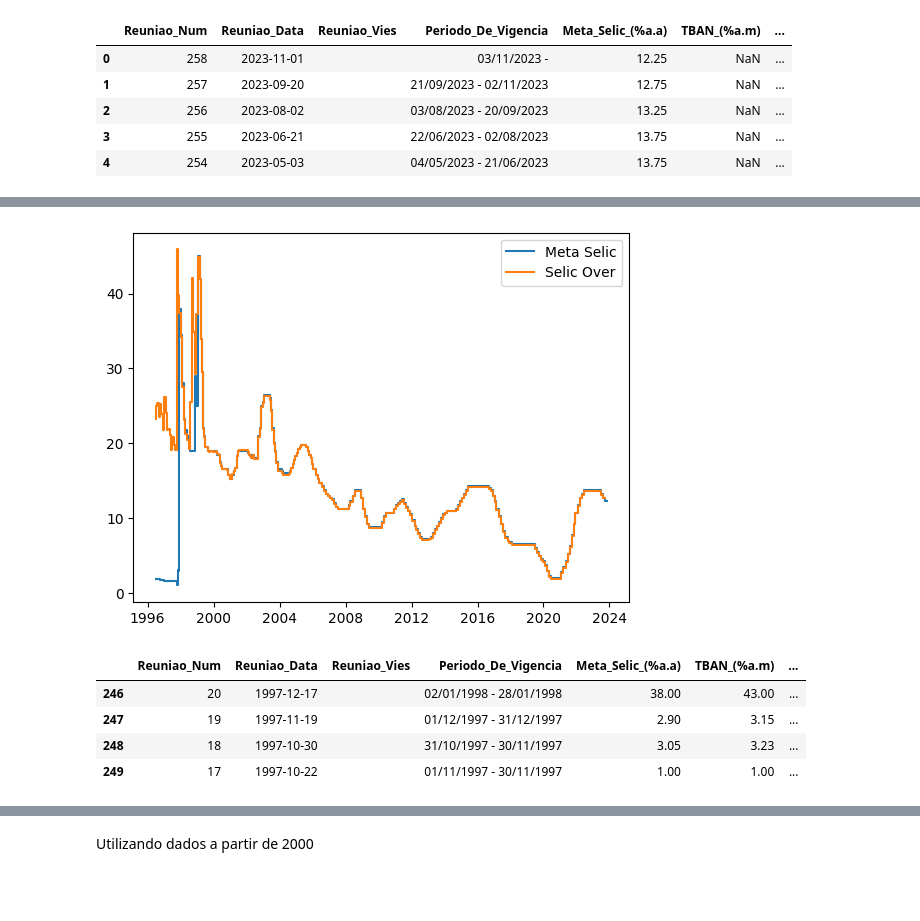
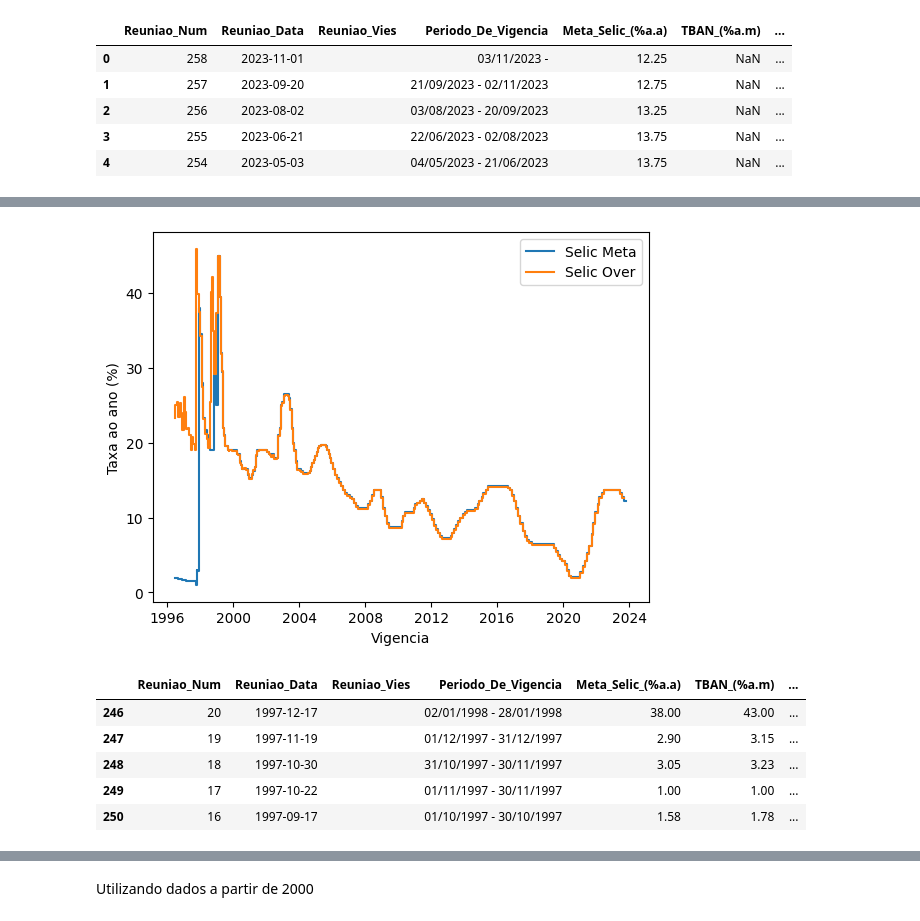
Before and after one commit to mapassos/Selic-IPCA, a Jupyter notebook: Selic_selenium.ipynb, the cells around one changed output, grey strips where cells are left out. Cells and saved outputs as stored; diff of their text form; code cells hidden in the pictures; blank space fills up the shorter version.

```diff
--- a/Selic_selenium.ipynb
+++ b/Selic_selenium.ipynb
@@ -156,24 +172,29 @@ df_filtered.head()
 | 3 | 13.75 | 1.53 | 13.65 | 2023-06-22 | 2023-08-02 |
 | 4 | 13.75 | 1.74 | 13.65 | 2023-05-04 | 2023-06-21 |
 # %%
+#plot da relação entre a selic meta e a selic over
 import matplotlib.pyplot as plt
 
-plt.step(df_filtered['Vigencia_Inicio'], df_filtered['Meta_Selic_(%a.a)'], where='post', label = 'Meta Selic')
+plt.step(df_filtered['Vigencia_Inicio'], df_filtered['Meta_Selic_(%a.a)'], where='post', label = 'Selic Meta')
 plt.step(df_filtered['Vigencia_Inicio'], df_filtered['Taxa_Selic_(%a.a)'], where='post', label = 'Selic Over')
+plt.ylabel('Taxa ao ano (%)')
+plt.xlabel('Vigencia')
 plt.legend()
 plt.show()
 # %% [output]
-[figure, old version]
+[figure, new version]
 # %%
+#aqui temos um problema: a data de vigencia da instacia 248 é anterior a da instacia 249
 import numpy as np
 
 Vig_In_issue = np.diff(df_filtered.Vigencia_Inicio.values) > pd.Timedelta( 0 )
 Vig_In_issue_idx =  df_filtered.Vigencia_Inicio[ : -1 ][Vig_In_issue].index[ 0 ]
-df_splitted.iloc[Vig_In_issue_idx - 2: Vig_In_issue_idx + 2, :]
+df_splitted.iloc[Vig_In_issue_idx - 2: Vig_In_issue_idx + 3, :]
 # %% [output]
 |  | Reuniao_Num | Reuniao_Data | Reuniao_Vies | Periodo_De_Vigencia | Meta_Selic_(%a.a) | TBAN_(%a.m) | ... |
 | 246 | 20 | 1997-12-17 |  | 02/01/1998 - 28/01/1998 | 38.00 | 43.00 | ... |
 | 247 | 19 | 1997-11-19 |  | 01/12/1997 - 31/12/1997 | 2.90 | 3.15 | ... |
 | 248 | 18 | 1997-10-30 |  | 31/10/1997 - 30/11/1997 | 3.05 | 3.23 | ... |
 | 249 | 17 | 1997-10-22 |  | 01/11/1997 - 30/11/1997 | 1.00 | 1.00 | ... |
+| 250 | 16 | 1997-09-17 |  | 01/10/1997 - 30/10/1997 | 1.58 | 1.78 | ... |
 # %%
```
Also changed, not shown: parts of 25 cells of this notebook.
